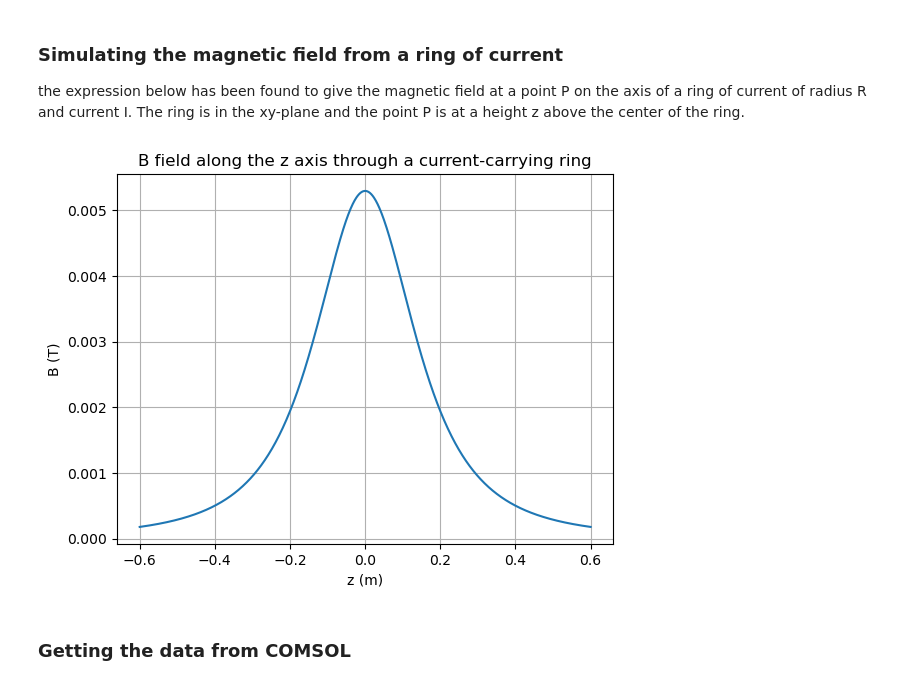
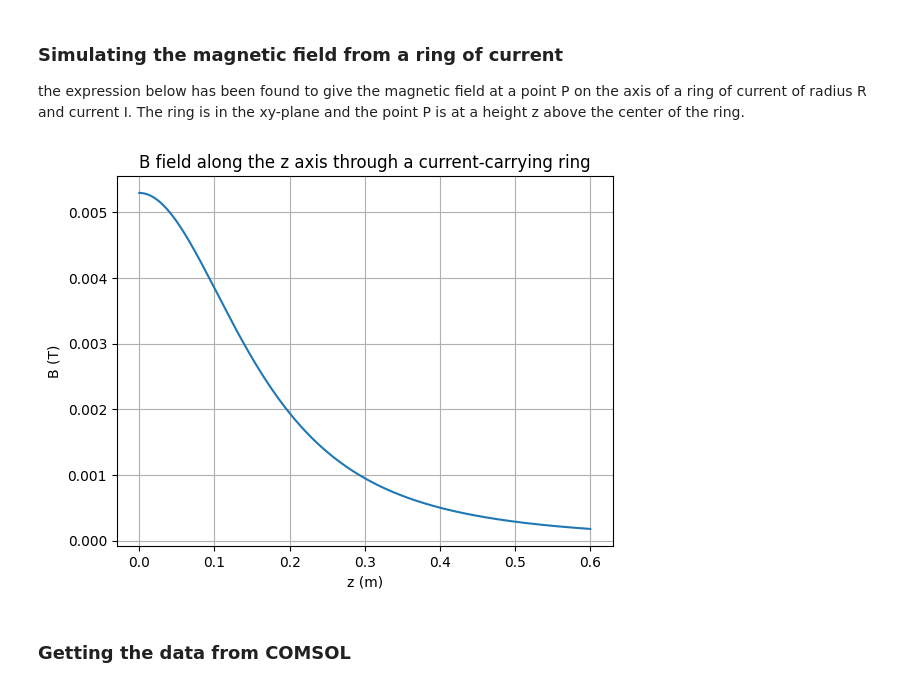
Before and after one commit to Tycho887/MATH280, a Jupyter notebook: FysikkOppgaver/FYS236_HI2.ipynb, the cells around one changed output. Saved outputs shown, nothing was run; the diff lists cells and outputs as text; code cells hidden in the pictures.

```diff
--- a/FysikkOppgaver/FYS236_HI2.ipynb
+++ b/FysikkOppgaver/FYS236_HI2.ipynb
@@ -8,22 +8,22 @@ the expression below has been found to give the magnetic field at a point P on t
 # %%
 mu0 = 4 * np.pi * 10**-7 # permeability of free space in T m/A
 r_0 = 0.01               # radius of the ring in meters
 b = 0.200 + r_0 / 2      # radius of the ring in meters
 J = 5.5e6               # current density in A/m^2
 A = np.pi*r_0**2         # area of the ring in m^2
 I = J * A                # current in the ring in Amperes
 B = lambda z: mu0 * I * b**2 / (2 * (b**2 + z**2)**(3/2))
-z = np.linspace(-0.6, 0.6, 1000) # z-axis vector in meters
+z = np.linspace(0, 0.6, 1000) # z-axis vector in meters
 
 plt.plot(z, B(z))
 plt.xlabel('z (m)')
 plt.ylabel('B (T)')
 plt.grid()
 plt.title('B field along the z axis through a current-carrying ring')
 plt.savefig('ring.png', dpi=300)
 plt.show()
 # %% [output]
-[figure, old version]
+[figure, new version]
 # %% [markdown]
 ### Getting the data from COMSOL
 # %%
```
Also changed, not shown: 3 other files.
